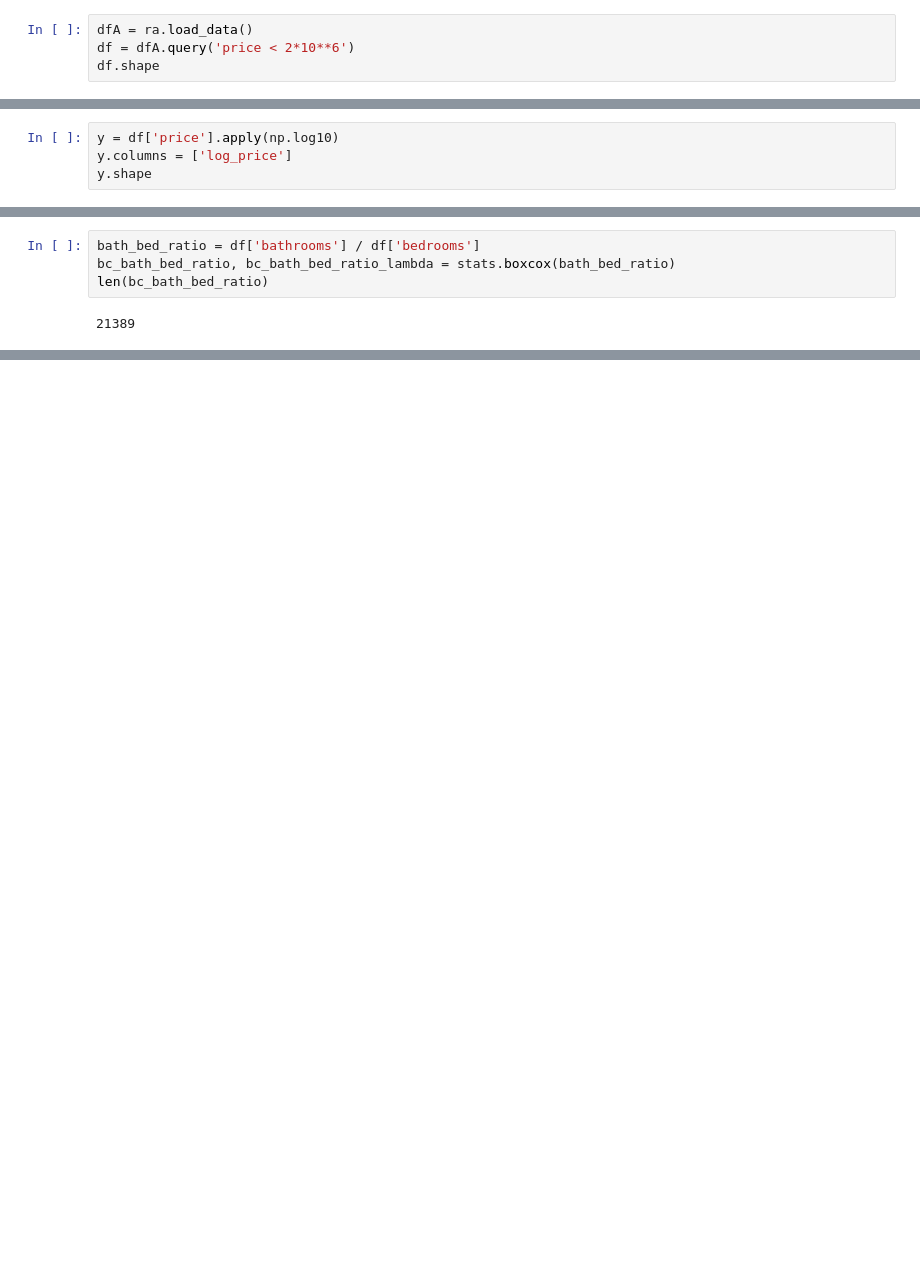
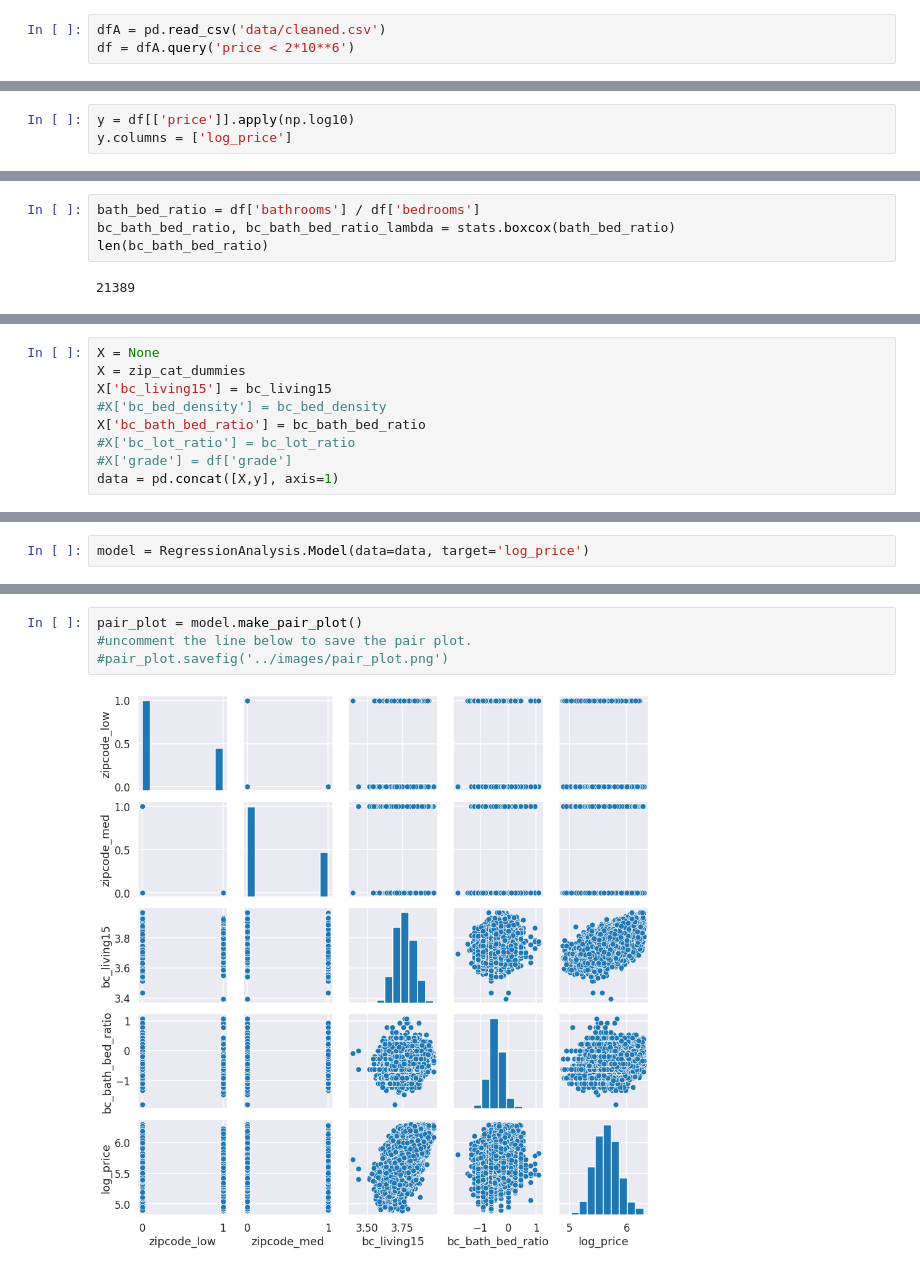
Before and after one commit to sethchart/Housing_Analysis, a Jupyter notebook: notebooks/PricingModel.ipynb, the cells around one changed output, grey strips where cells are left out. Saved outputs shown, nothing was run; the diff lists cells and outputs as text; blank space fills up the shorter version.

Commit message:
Cleaned up pricing model using refactored RegressionAnalysis module.

```diff
--- a/notebooks/PricingModel.ipynb
+++ b/notebooks/PricingModel.ipynb
@@ -13,4 +14,3 @@ ra = RegressionAnalysis.RegressionAnalysis()
 # %%
-dfA = ra.load_data()
+dfA = pd.read_csv('data/cleaned.csv')
 df = dfA.query('price < 2*10**6')
-df.shape
@@ -19,4 +19,3 @@ df.shape
 # %%
-y = df['price'].apply(np.log10)
+y = df[['price']].apply(np.log10)
 y.columns = ['log_price']
-y.shape
@@ -171,0 +73,9 @@ Test Root Mean Squarred Error: 198034.01894235815
+# %%
+X = None
+X = zip_cat_dummies
+X['bc_living15'] = bc_living15
+#X['bc_bed_density'] = bc_bed_density
+X['bc_bath_bed_ratio'] = bc_bath_bed_ratio
+#X['bc_lot_ratio'] = bc_lot_ratio
+#X['grade'] = df['grade']
+data = pd.concat([X,y], axis=1)
@@ -171,0 +84,2 @@ Test Root Mean Squarred Error: 198034.01894235815
+# %%
+model = RegressionAnalysis.Model(data=data, target='log_price')
@@ -171,0 +90,6 @@ Test Root Mean Squarred Error: 198034.01894235815
+# %%
+pair_plot = model.make_pair_plot()
+#uncomment the line below to save the pair plot.
+#pair_plot.savefig('../images/pair_plot.png')
+# %% [output]
+[figure, added]
```
Also changed, not shown: parts of 59 cells of this notebook, 1 other file.
